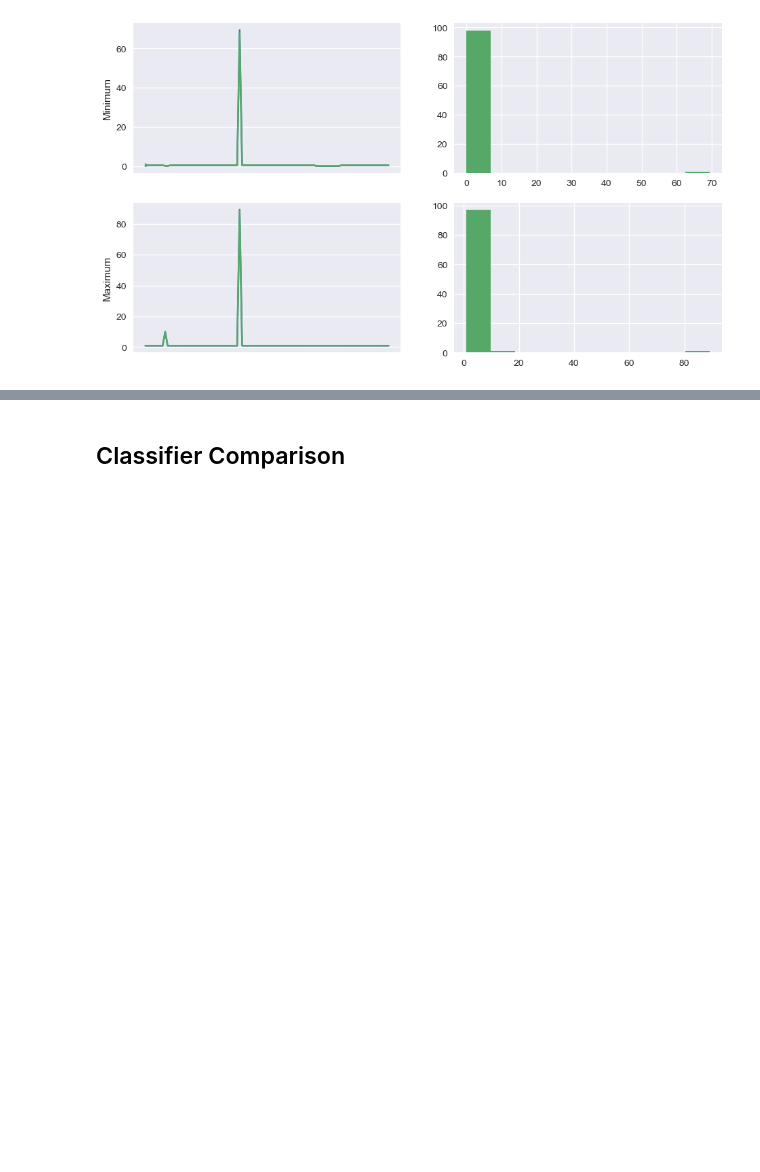
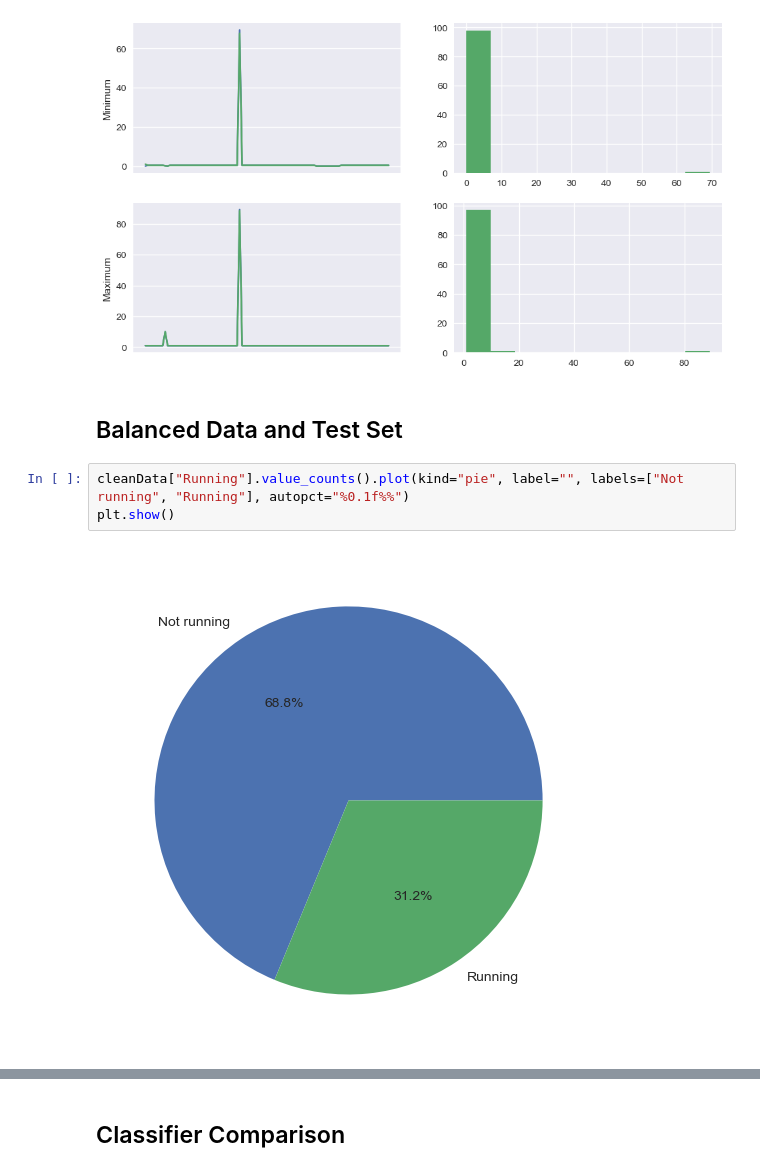
Before and after one commit to maxstollmayer/ML-Challenges, a Jupyter notebook: Challenge-1/Main Notebook.ipynb, the cells around one changed output, grey strips where cells are left out. Saved outputs shown, nothing was run; the diff lists cells and outputs as text; blank space fills up the shorter version.

```diff
--- a/Challenge-1/Main Notebook.ipynb
+++ b/Challenge-1/Main Notebook.ipynb
@@ -127,3 +122,10 @@ plt.show()
 # %% [output]
 [figure]
 [figure]
+# %% [markdown]
+## Balanced Data and Test Set
+# %%
+cleanData["Running"].value_counts().plot(kind="pie", label="", labels=["Not running", "Running"], autopct="%0.1f%%")
+plt.show()
+# %% [output]
+[figure, added]
```
Also changed, not shown: parts of 20 cells of this notebook, 5 other files.
